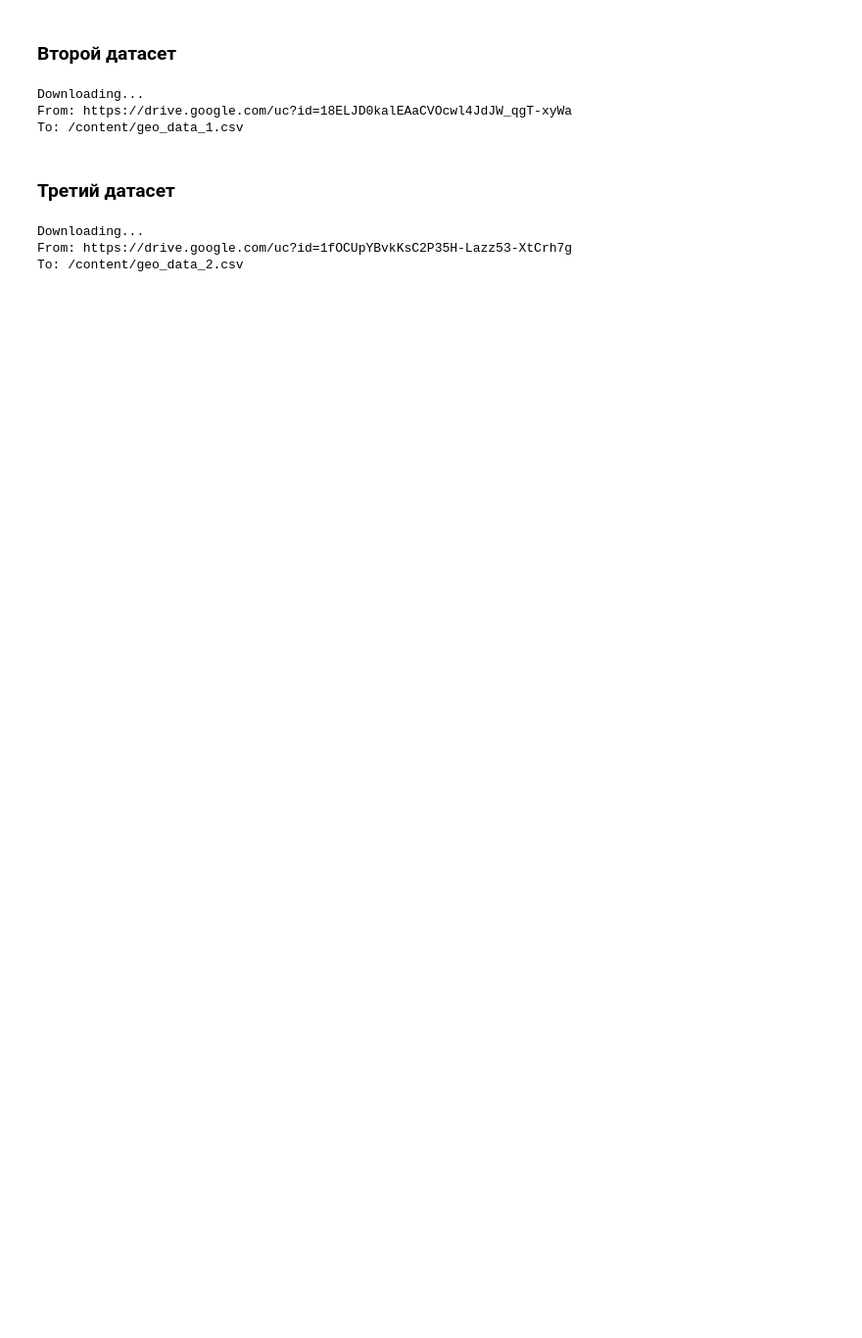
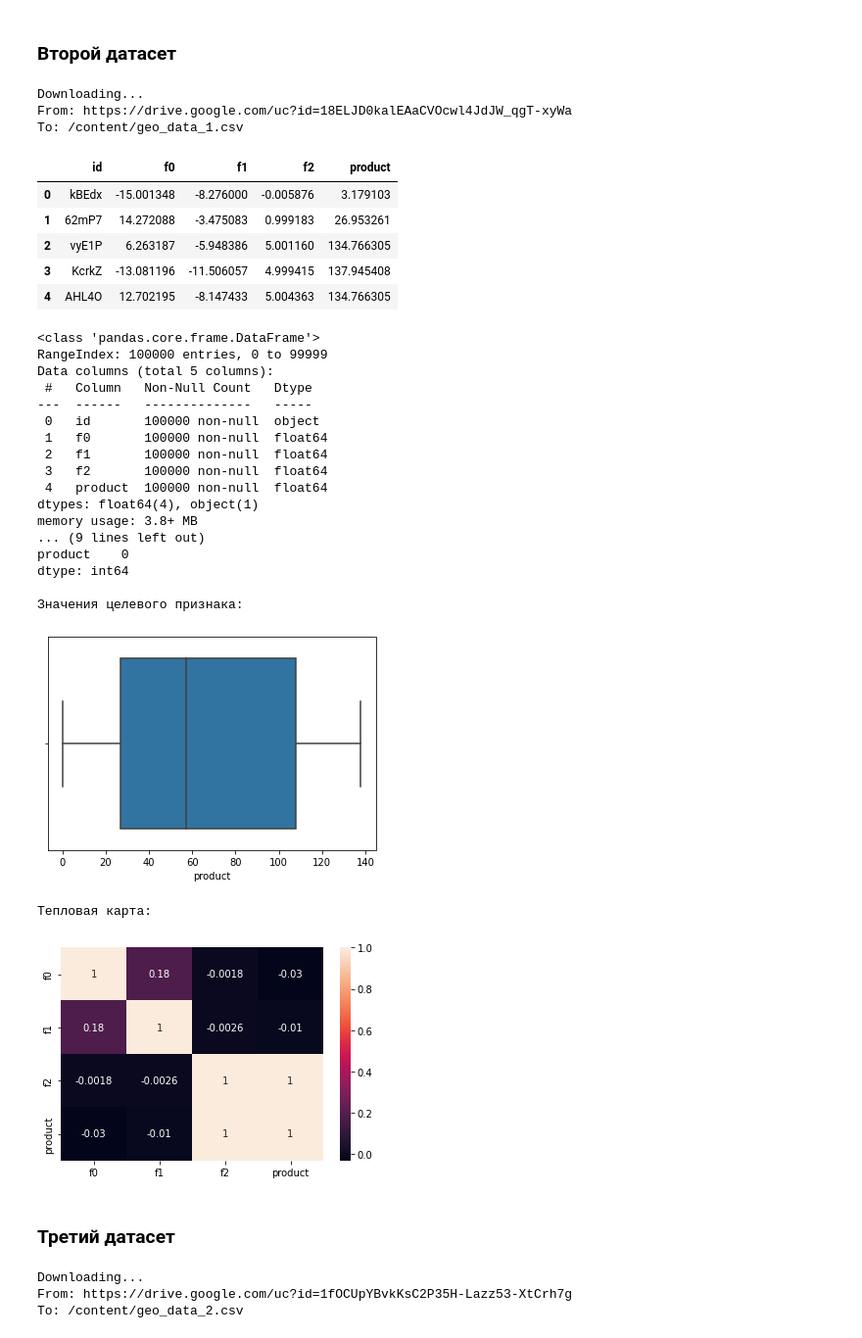
Before and after one commit to shift-13/geological_data, a Jupyter notebook: Geo.ipynb, the cells around one changed output. Shown at 98% size. Saved outputs shown, nothing was run; the diff lists cells and outputs as text; code cells hidden in the pictures; blank space fills up the shorter version.

```diff
--- a/Geo.ipynb
+++ b/Geo.ipynb
@@ -64,6 +110,35 @@ except:
 Downloading...
 From: https://drive.google.com/uc?id=18ELJD0kalEAaCVOcwl4JdJW_qgT-xyWa
 To: /content/geo_data_1.csv
+# %%
+info(data_1)
+# %% [output]
+|  | id | f0 | f1 | f2 | product |
+| 0 | kBEdx | -15.001348 | -8.276000 | -0.005876 | 3.179103 |
+| 1 | 62mP7 | 14.272088 | -3.475083 | 0.999183 | 26.953261 |
+| 2 | vyE1P | 6.263187 | -5.948386 | 5.001160 | 134.766305 |
+| 3 | KcrkZ | -13.081196 | -11.506057 | 4.999415 | 137.945408 |
+| 4 | AHL4O | 12.702195 | -8.147433 | 5.004363 | 134.766305 |
+<class 'pandas.core.frame.DataFrame'>
+RangeIndex: 100000 entries, 0 to 99999
+Data columns (total 5 columns):
+ #   Column   Non-Null Count   Dtype
+---  ------   --------------   -----
+ 0   id       100000 non-null  object
+ 1   f0       100000 non-null  float64
+ 2   f1       100000 non-null  float64
+ 3   f2       100000 non-null  float64
+ 4   product  100000 non-null  float64
+dtypes: float64(4), object(1)
+memory usage: 3.8+ MB
+... (9 lines left out)
+product    0
+dtype: int64
+
+Значения целевого признака:
+[figure, added]
+Тепловая карта:
+[figure, added]
 # %% [markdown]
 ### Третий датасет
 # %%
```
Also changed, not shown: parts of 4 cells of this notebook.
